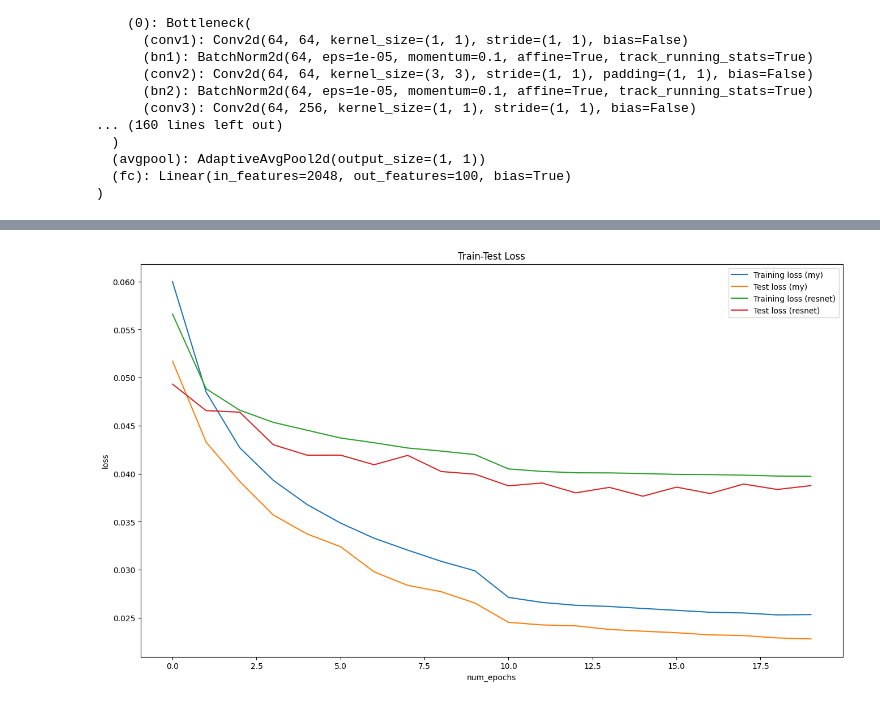
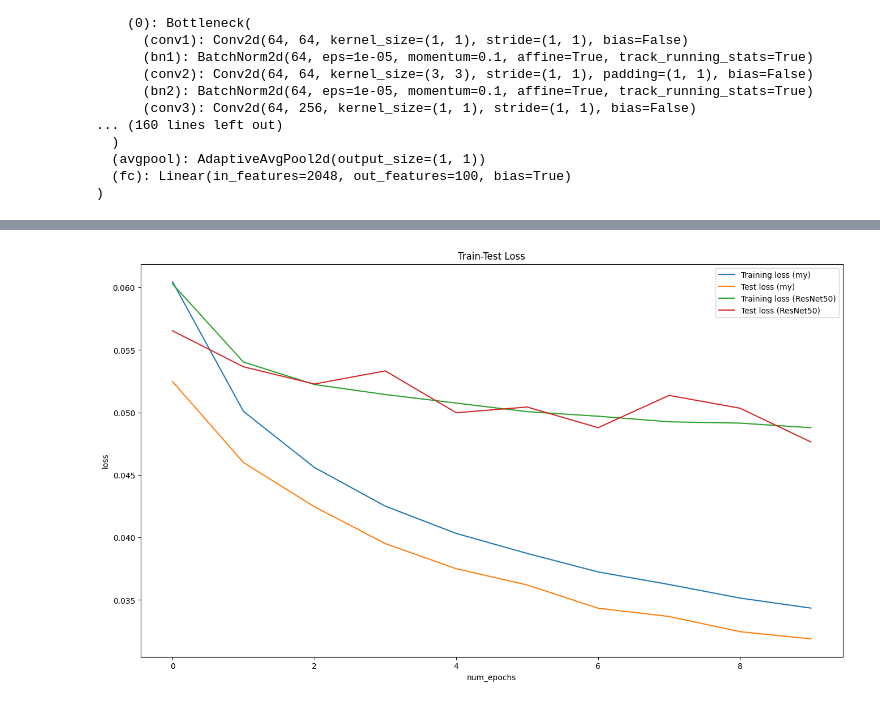
Before and after one commit to OkhotnikovVV/Education, a Jupyter notebook: GB/Quarter 05/PyTorch/Lesson 04/OVV_PT_HW_04.ipynb, the cells around one changed output, grey strips where cells are left out. Saved outputs shown, nothing was run; the diff lists cells and outputs as text; code cells hidden in the pictures.

```diff
--- a/GB/Quarter 05/PyTorch/Lesson 04/OVV_PT_HW_04.ipynb
+++ b/GB/Quarter 05/PyTorch/Lesson 04/OVV_PT_HW_04.ipynb
@@ -35,16 +33,17 @@ num_epochs = 20
 # %%
 data_transforms = {
     'train':
-    transforms.Compose([
-        transforms.RandomHorizontalFlip(p=0.5),
-        transforms.ToTensor(),
-        transforms.Normalize((0.4914, 0.4822, 0.4465), (0.2023, 0.1994, 0.2010)),
-    ]),
+    transforms.Compose([transforms.RandomHorizontalFlip(),
+                        transforms.RandomRotation(20),
+                        transforms.ToTensor(),
+                        transforms.Normalize(mean=[0.485, 0.456, 0.406],
+                                              std=[0.229, 0.224, 0.225])]),
     'test':
-    transforms.Compose([
-        transforms.ToTensor(),
-        transforms.Normalize((0.4914, 0.4822, 0.4465), (0.2023, 0.1994, 0.2010))
-    ]),
+    transforms.Compose([transforms.RandomHorizontalFlip(),
+                        transforms.RandomRotation(20),
+                        transforms.ToTensor(),
+                        transforms.Normalize(mean=[0.485, 0.456, 0.406],
+                                              std=[0.229, 0.224, 0.225])]),
 }
 # %%
 data_sets = {
@@ -85,12 +81,12 @@ dataloaders = {
     torch.utils.data.DataLoader(data_sets['train'],
                                 batch_size=batch_size,
                                 shuffle=True,
-                                num_workers=0),
+                                num_workers=8),
     'test':
     torch.utils.data.DataLoader(data_sets['test'],
                                 batch_size=batch_size,
                                 shuffle=False,
-                                num_workers=0)
+                                num_workers=8)
 }
 # %%
 use_cuda = torch.cuda.is_available()
@@ -136,7 +132,7 @@ def train_model(model):
                     _, preds = torch.max(outputs, 1)
                     running_loss += loss.item()
                     running_corrects += torch.sum(preds == labels.data)
-                    if (batch_idx) % 20 == 0:
+                    if (batch_idx) % 300 == 0:
                         print ('Epoch [{}/{}], Step [{}/{}], Loss: {:.4f}'.format(epoch, num_epochs-1, batch_idx, total_step, loss.item()))
                 scheduler.step()
             else:
@@ -299,14 +295,11 @@ model = models.resnet50(pretrained=True)
 for param in list(model.parameters())[:]:
     param.requires_grad = False
 
+model.fc = nn.Linear(2048, 100)
 model = model.cuda() if use_cuda else model
 
-model.fc = nn.Linear(2048, 100)
-
-model.fc = model.fc.cuda() if use_cuda else model.fc
-
 criterion = nn.CrossEntropyLoss()
-optimizer = optim.SGD(model.parameters(), lr=learning_rate, momentum=0.9, weight_decay=5e-4)
+optimizer = optim.SGD(model.fc.parameters(), lr=learning_rate, momentum=0.9, weight_decay=5e-4)
 scheduler = torch.optim.lr_scheduler.StepLR(optimizer, step_size=10, gamma=0.1)
 # %%
 summary(model, input_size=(3,32,32))
@@ -383,13 +376,13 @@ plt.legend();
 # %%
 plt.figure(figsize=(16, 9))
 plt.title("Train-Test Loss")
 plt.plot(train_losses_my, label='Training loss (my)')
 plt.plot(test_losses_my, label='Test loss (my)')
-plt.plot(train_losses, label='Training loss (resnet)')
-plt.plot(test_losses, label='Test loss (resnet)')
+plt.plot(train_losses, label='Training loss (ResNet50)')
+plt.plot(test_losses, label='Test loss (ResNet50)')
 plt.xlabel('num_epochs')
 plt.ylabel('loss')
 plt.legend();
 # %% [output]
-[figure, old version]
+[figure, new version]
 # %%
```
Also changed, not shown: parts of 8 cells of this notebook.
